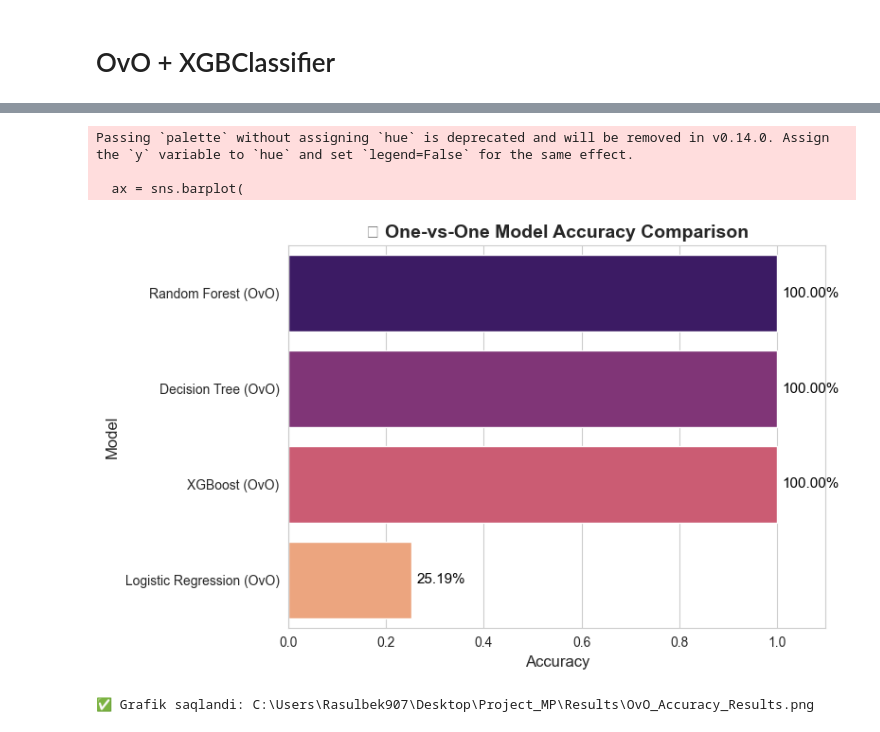
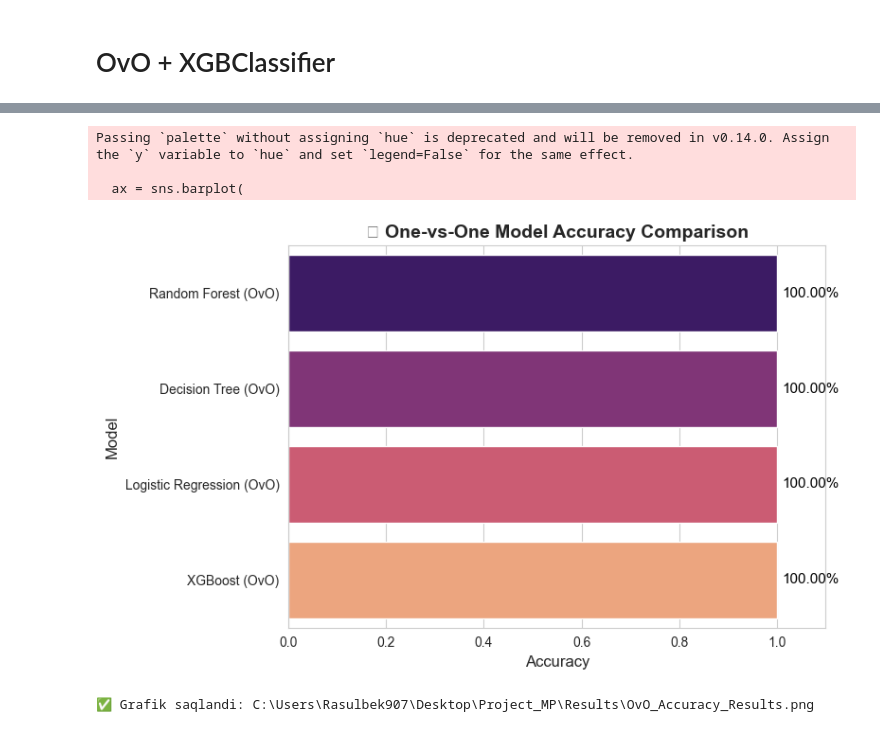
Before and after one commit to rasulbekdeveloper907/Colories_Classification, a Jupyter notebook: Notebooks/ovo_ovr.ipynb, the cells around one changed output, grey strips where cells are left out. Saved outputs shown, nothing was run; the diff lists cells and outputs as text; code cells hidden in the pictures.

```diff
--- a/Notebooks/ovo_ovr.ipynb
+++ b/Notebooks/ovo_ovr.ipynb
@@ -57,7 +71,7 @@ import seaborn as sns
 
 # 🔹 1. Ma'lumotlarni ajratish
 X = df.select_dtypes(include=['int64', 'float64'])
-y_raw = df["CategoryName"]
+y_raw = df["nova_group"]
 
 # 🔹 2. Label encoding (agar target matnli bo‘lsa)
 le = LabelEncoder()
@@ -583,7 +526,7 @@ results_df = pd.DataFrame({
         "Logistic Regression (OvR)",
         "XGBoost (OvR)"
     ],
-    "Accuracy": [1.0, 1.0, 0.226015, 1.0]
+    "Accuracy": [1.0, 1.0, 0.889, 1.0]
 })
 
 # 🔹 Tartiblash (eng yuqori accuracy bo‘yicha)
@@ -816,7 +584,7 @@ results_df = pd.DataFrame({
         "Logistic Regression (OvO)",
         "XGBoost (OvO)"
     ],
-    "Accuracy": [1.0, 1.0, 0.251913, 1.0]
+    "Accuracy": [1.0, 1.0, 1.0, 1.0]
 })
 
 # 🔹 Accuracy bo‘yicha tartiblash
@@ -831,32 +599,32 @@ ax = sns.barplot(
     y="Model",
     data=results_df,
     palette="magma"
 )
 
 # 🔹 Har bir ustun ustiga foiz yozish
 for i, (acc, model) in enumerate(zip(results_df["Accuracy"], results_df["Model"])):
     plt.text(acc + 0.01, i, f"{acc:.2%}", va="center", fontsize=11, color="black")
 
 # 🔹 Dizayn
 plt.title("📊 One-vs-One Model Accuracy Comparison", fontsize=14, weight='bold')
 plt.xlabel("Accuracy", fontsize=12)
 plt.ylabel("Model", fontsize=12)
 plt.xlim(0, 1.1)
 plt.tight_layout()
 
 # 🔹 PNG fayl sifatida saqlash
 save_path = r"C:\Users\Rasulbek907\Desktop\Project_MP\Results\OvO_Accuracy_Results.png"
 
 # Agar papka mavjud bo‘lmasa, yaratadi
 os.makedirs(os.path.dirname(save_path), exist_ok=True)
 
 plt.savefig(save_path, dpi=300, bbox_inches='tight')
 plt.show()
 
 print(f"✅ Grafik saqlandi: {save_path}")
 # %% [output]
 Passing `palette` without assigning `hue` is deprecated and will be removed in v0.14.0. Assign the `y` variable to `hue` and set `legend=False` for the same effect.
 
   ax = sns.barplot(
-[figure, old version]
+[figure, new version]
 ✅ Grafik saqlandi: C:\Users\Rasulbek907\Desktop\Project_MP\Results\OvO_Accuracy_Results.png
```
Also changed, not shown: parts of 21 cells of this notebook, 12 other files.
